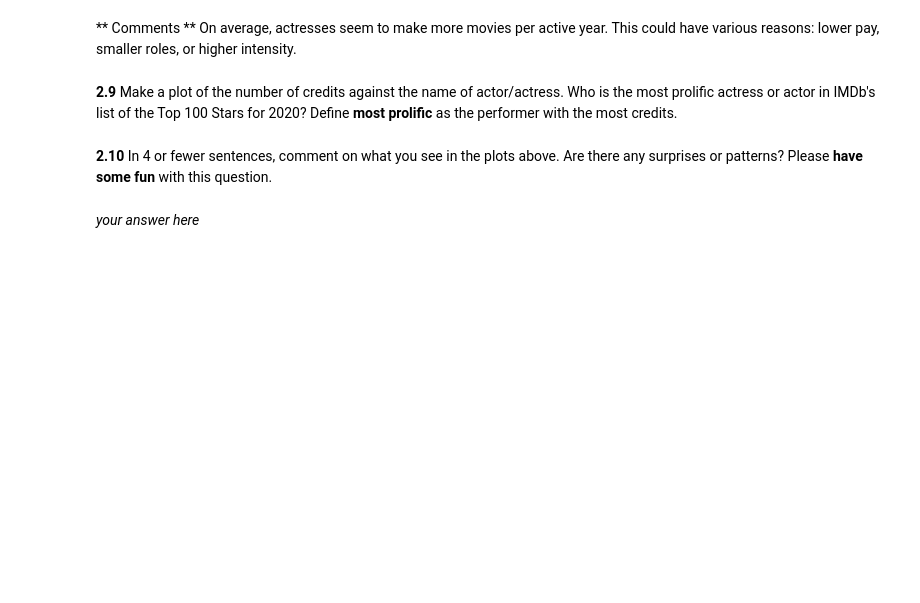
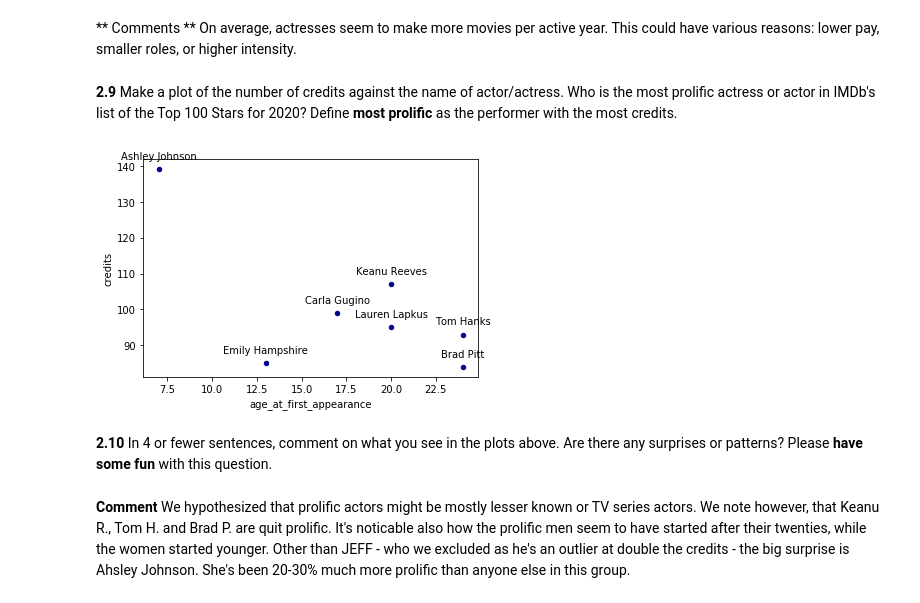
Before and after one commit to CreditPy/2021-s109a, a Jupyter notebook: cs_s109a_hw1/cs_s109a_hw1_sunil_steven.ipynb, the cells around one changed output. Drawn from its saved outputs; the diff is of its cells as text; code cells hidden in the pictures; blank space fills up the shorter version.

Commit message:
completed 2.9 and 2.10 labeling prolific actors

```diff
--- a/cs_s109a_hw1/cs_s109a_hw1_sunil_steven.ipynb
+++ b/cs_s109a_hw1/cs_s109a_hw1_sunil_steven.ipynb
@@ -784,4 +780,23 @@ plt.show()
+# %%
+# your code here
+# limiting the dataset to the most prolific actors
+prolific = frame[frame.credits >  80]
+# removing Jeff. We already know he's an outlier.
+prolific = prolific[frame.credits <  300]
+scatter_plot = prolific.plot.scatter(x='age_at_first_appearance', y='credits', c='DarkBlue')
+names = prolific['name']
+credits = prolific['credits']
+for x,y, name in zip(prolific['age_at_first_appearance'],prolific['credits'],names):
+    scatter_plot.annotate(name,
+                        (x, y),
+                        textcoords="offset points", # how to position the text
+                        xytext=(0,10), # distance from text to points (x,y)
+                        ha='center') # horizontal alignment can be left, right or center
+# %% [output]
+[figure, added]
 # %% [markdown]
 **2.10** In 4 or fewer sentences, comment on what you see in the plots above.  Are there any surprises or patterns?  Please **have some fun** with this question.
-# %% [markdown]
-*your answer here*
+# %% [markdown]
+**Comment** We hypothesized that prolific actors might be mostly lesser known or TV series actors.
+We note however, that Keanu R., Tom H. and Brad P. are quit prolific. It's noticable also how the prolific men seem to have started after their twenties, while the women started younger.
+Other than JEFF - who we excluded as he's an outlier at double the credits - the big surprise is Ahsley Johnson. She's been 20-30% much more prolific than anyone else in this group.
```
Also changed, not shown: parts of 2 cells of this notebook.
